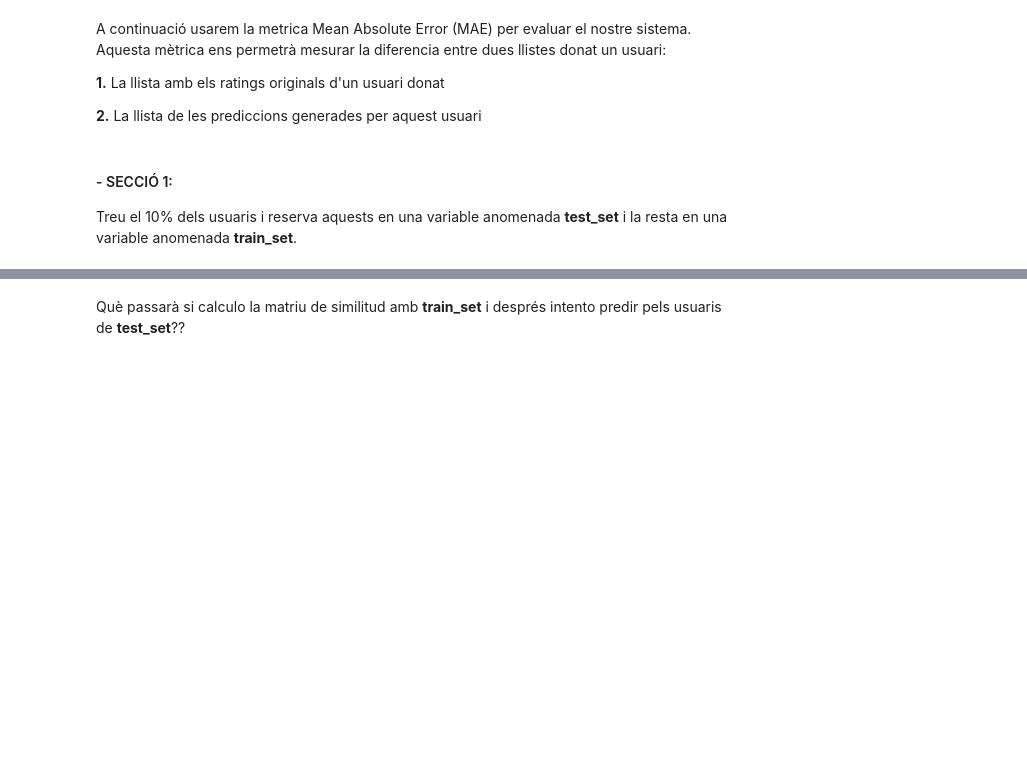
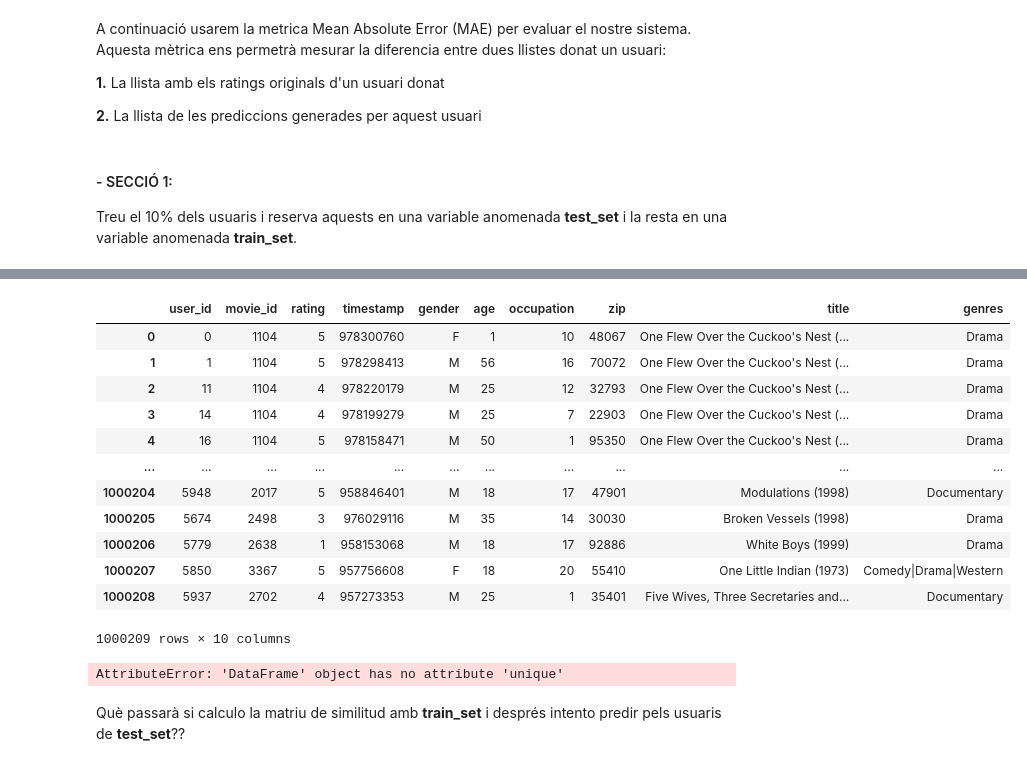
Before and after one commit to mnoguema/TNUI_P2, a Jupyter notebook: TNUI_P2/assigment_code.ipynb, the cells around one changed output, grey strips where cells are left out. Cells and saved outputs as stored; diff of their text form; code cells hidden in the pictures; blank space fills up the shorter version.

```diff
--- a/TNUI_P2/assigment_code.ipynb
+++ b/TNUI_P2/assigment_code.ipynb
@@ -1013,7 +996,26 @@ n_test_users,n_train_users
+# %%
+data
+# %% [output]
+|  | user_id | movie_id | rating | timestamp | gender | age | occupation | zip | title | genres |
+| 0 | 0 | 1104 | 5 | 978300760 | F | 1 | 10 | 48067 | One Flew Over the Cuckoo's Nest (... | Drama |
+| 1 | 1 | 1104 | 5 | 978298413 | M | 56 | 16 | 70072 | One Flew Over the Cuckoo's Nest (... | Drama |
+| 2 | 11 | 1104 | 4 | 978220179 | M | 25 | 12 | 32793 | One Flew Over the Cuckoo's Nest (... | Drama |
+| 3 | 14 | 1104 | 4 | 978199279 | M | 25 | 7 | 22903 | One Flew Over the Cuckoo's Nest (... | Drama |
+| 4 | 16 | 1104 | 5 | 978158471 | M | 50 | 1 | 95350 | One Flew Over the Cuckoo's Nest (... | Drama |
+| ... | ... | ... | ... | ... | ... | ... | ... | ... | ... | ... |
+| 1000204 | 5948 | 2017 | 5 | 958846401 | M | 18 | 17 | 47901 | Modulations (1998) | Documentary |
+| 1000205 | 5674 | 2498 | 3 | 976029116 | M | 35 | 14 | 30030 | Broken Vessels (1998) | Drama |
+| 1000206 | 5779 | 2638 | 1 | 958153068 | M | 18 | 17 | 92886 | White Boys (1999) | Drama |
+| 1000207 | 5850 | 3367 | 5 | 957756608 | F | 18 | 20 | 55410 | One Little Indian (1973) | Comedy|Drama|Western |
+| 1000208 | 5937 | 2702 | 4 | 957273353 | M | 25 | 1 | 35401 | Five Wives, Three Secretaries and... | Documentary |
+1000209 rows × 10 columns
 # %%
-test_set = # la vostra solució aquí
-train_set = # la vostra solució aquí
-assert len(test_set) + len(train_set) == len(data)
+test_set = data.sample(n_test_users)
+train_set = data.sample(n_train_users)
+len(test_set)+len(train_set)
+# assert len(test_set) + len(train_set) == len(data)
+# %% [output]
+AttributeError: 'DataFrame' object has no attribute 'unique'
 # %% [markdown]
 Què passarà si calculo la matriu de similitud amb **train_set** i després intento predir pels usuaris de **test_set**??
 # %% [markdown]
```
Also changed, not shown: parts of 28 cells of this notebook.
